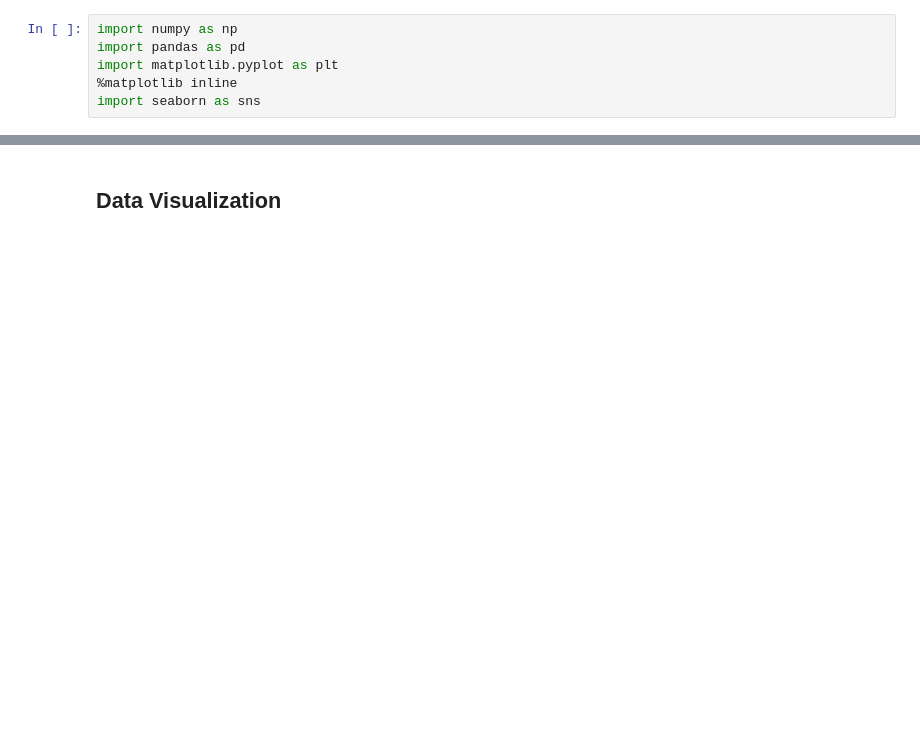
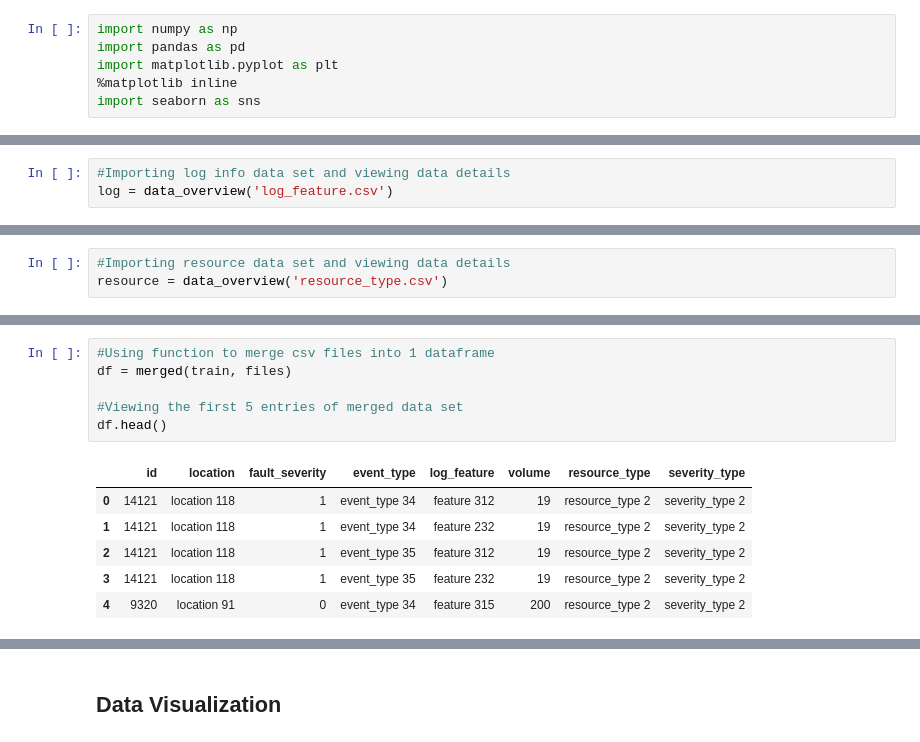
Before and after one commit to kvan493/Service_disruption_Project, a Jupyter notebook: Service_disruption.ipynb, the cells around one changed output, grey strips where cells are left out. Cells and saved outputs as stored; diff of their text form; blank space fills up the shorter version.

```diff
--- a/Service_disruption.ipynb
+++ b/Service_disruption.ipynb
@@ -404,0 +67,3 @@ df = train.merge(m3, on = 'id')
+# %%
+#Importing log info data set and viewing data details
+log = data_overview('log_feature.csv')
@@ -404,0 +88,3 @@ df = train.merge(m3, on = 'id')
+# %%
+#Importing resource data set and viewing data details
+resource = data_overview('resource_type.csv')
@@ -404,0 +141,13 @@ df = train.merge(m3, on = 'id')
+# %%
+#Using function to merge csv files into 1 dataframe
+df = merged(train, files)
+
+#Viewing the first 5 entries of merged data set
+df.head()
+# %% [output]
+|  | id | location | fault_severity | event_type | log_feature | volume | resource_type | severity_type |
+| 0 | 14121 | location 118 | 1 | event_type 34 | feature 312 | 19 | resource_type 2 | severity_type 2 |
+| 1 | 14121 | location 118 | 1 | event_type 34 | feature 232 | 19 | resource_type 2 | severity_type 2 |
+| 2 | 14121 | location 118 | 1 | event_type 35 | feature 312 | 19 | resource_type 2 | severity_type 2 |
+| 3 | 14121 | location 118 | 1 | event_type 35 | feature 232 | 19 | resource_type 2 | severity_type 2 |
+| 4 | 9320 | location 91 | 0 | event_type 34 | feature 315 | 200 | resource_type 2 | severity_type 2 |
```
Also changed, not shown: parts of 85 cells of this notebook.
